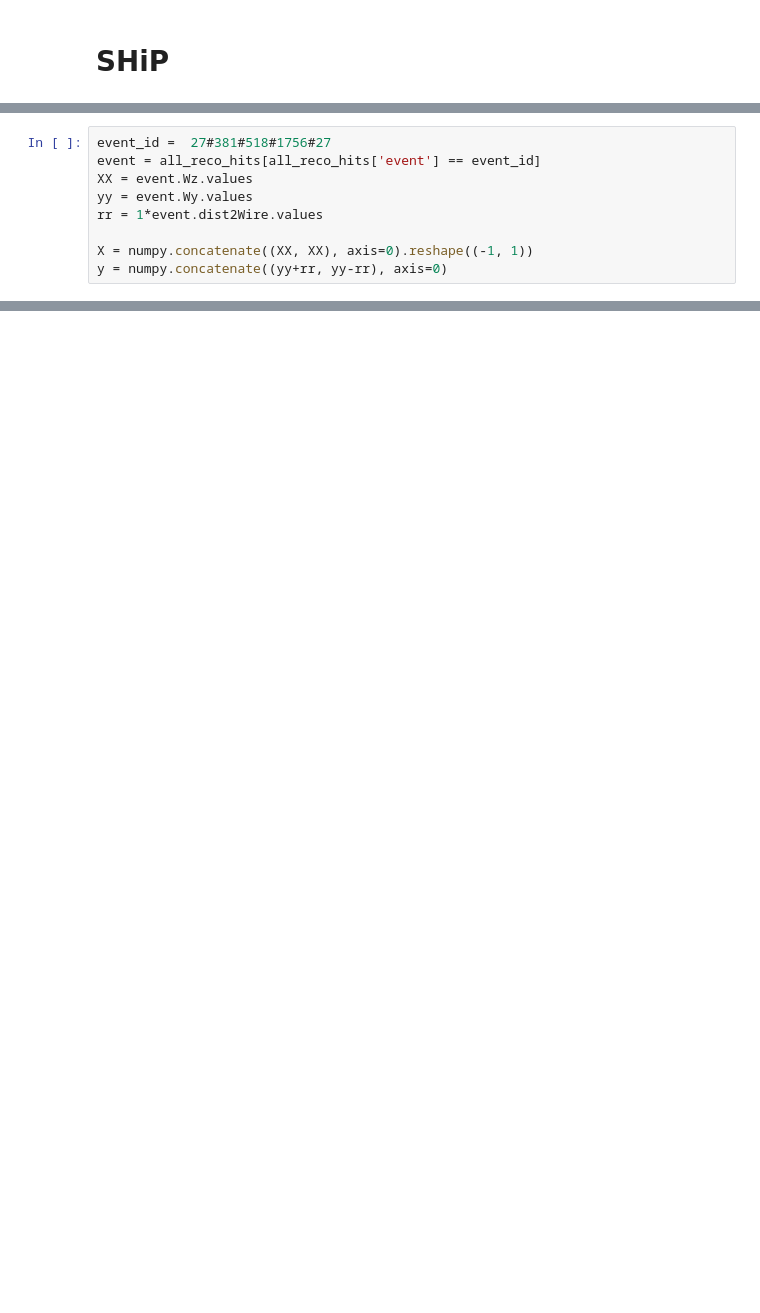
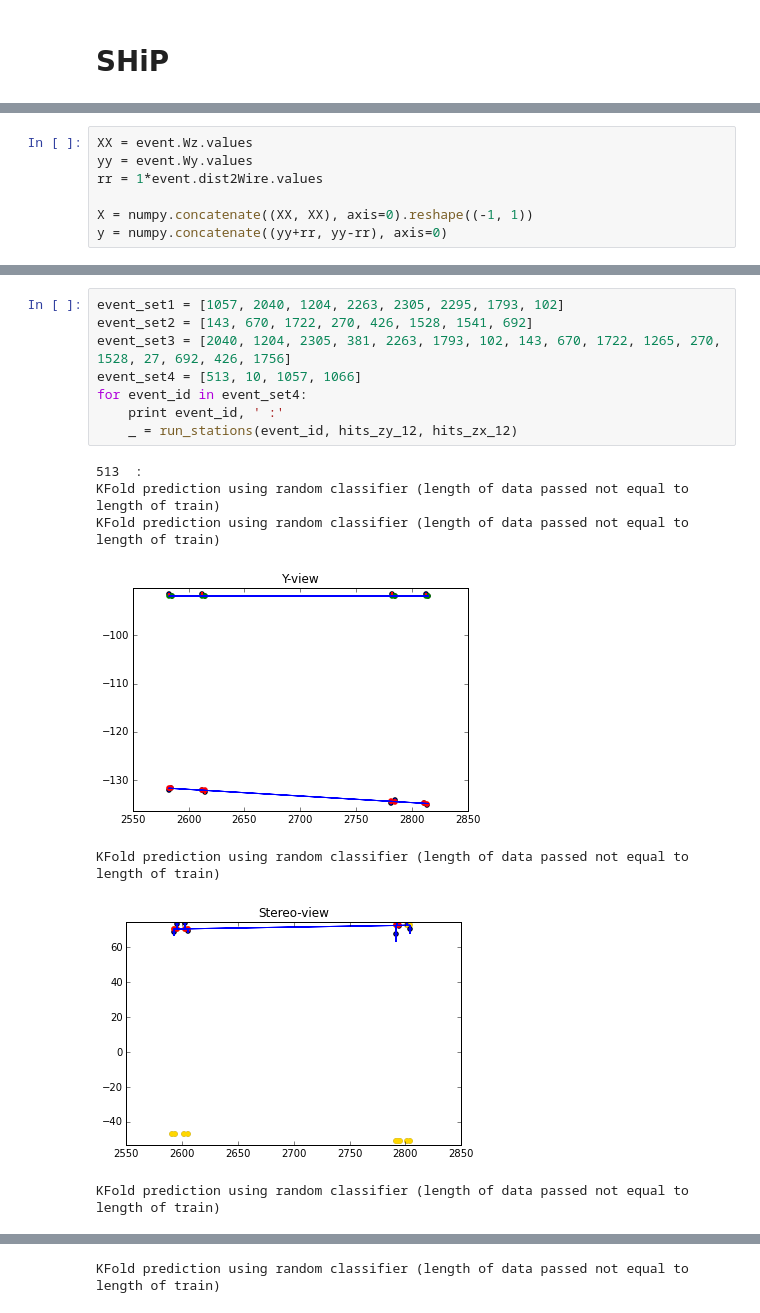
Before and after one commit to yandexdataschool/ship_tracks_recognition, a Jupyter notebook: notebooks/regressors.ipynb, the cells around one changed output, grey strips where cells are left out. Saved outputs shown, nothing was run; the diff lists cells and outputs as text; blank space fills up the shorter version.

```diff
--- a/notebooks/regressors.ipynb
+++ b/notebooks/regressors.ipynb
@@ -789,6 +792,4 @@ KFold prediction using folds column
 # %%
-event_id =  27#381#518#1756#27
-event = all_reco_hits[all_reco_hits['event'] == event_id]
 XX = event.Wz.values
 yy = event.Wy.values
 rr = 1*event.dist2Wire.values
@@ -854,0 +1009,16 @@ Wall time: 284 ms
+# %%
+event_set1 = [1057, 2040, 1204, 2263, 2305, 2295, 1793, 102]
+event_set2 = [143, 670, 1722, 270, 426, 1528, 1541, 692]
+event_set3 = [2040, 1204, 2305, 381, 2263, 1793, 102, 143, 670, 1722, 1265, 270, 1528, 27, 692, 426, 1756]
+event_set4 = [513, 10, 1057, 1066]
+for event_id in event_set4:
+    print event_id, ' :'
+    _ = run_stations(event_id, hits_zy_12, hits_zx_12)
+# %% [output]
+513  :
+KFold prediction using random classifier (length of data passed not equal to length of train)
+KFold prediction using random classifier (length of data passed not equal to length of train)
+[figure, added]
+KFold prediction using random classifier (length of data passed not equal to length of train)
+[figure, added]
+KFold prediction using random classifier (length of data passed not equal to length of train)
@@ -854,0 +1030 @@ Wall time: 284 ms
+KFold prediction using random classifier (length of data passed not equal to length of train)
```
Also changed, not shown: parts of 51 cells of this notebook, 16 other files.
